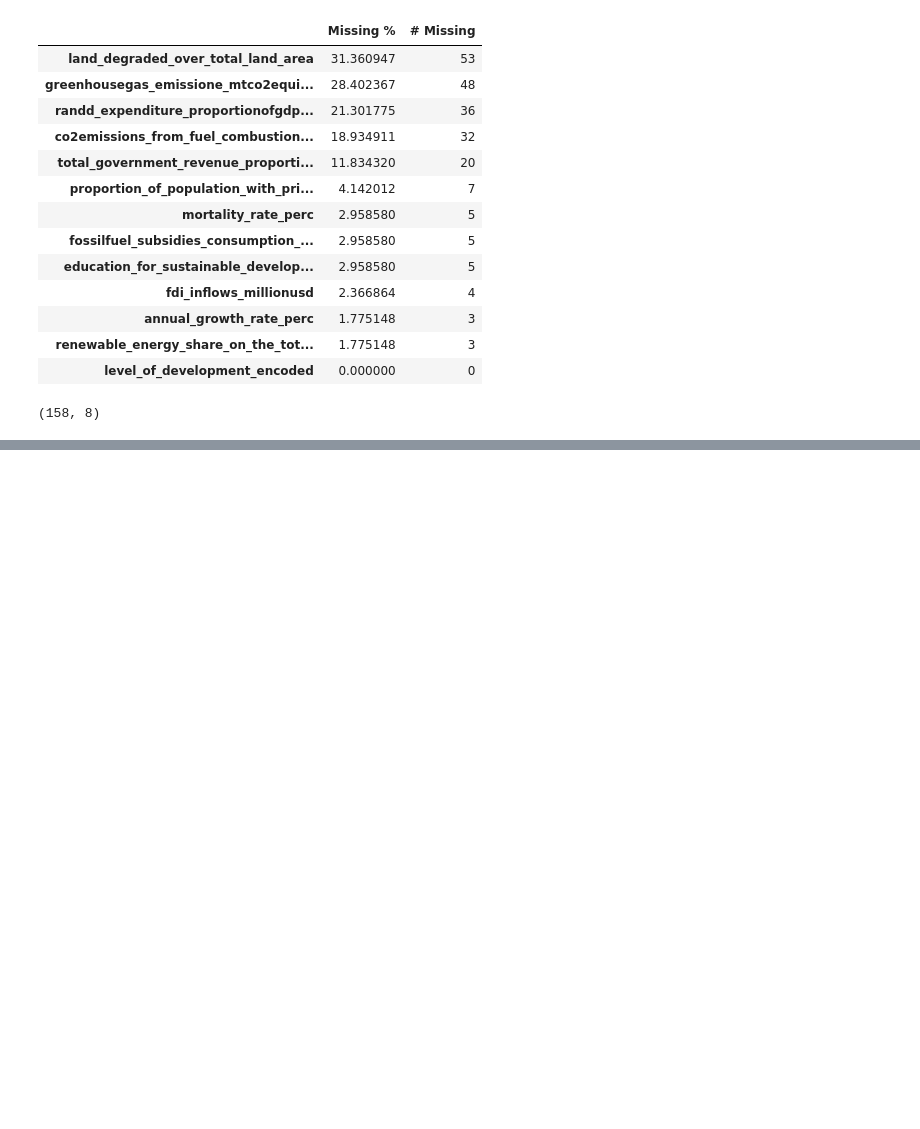
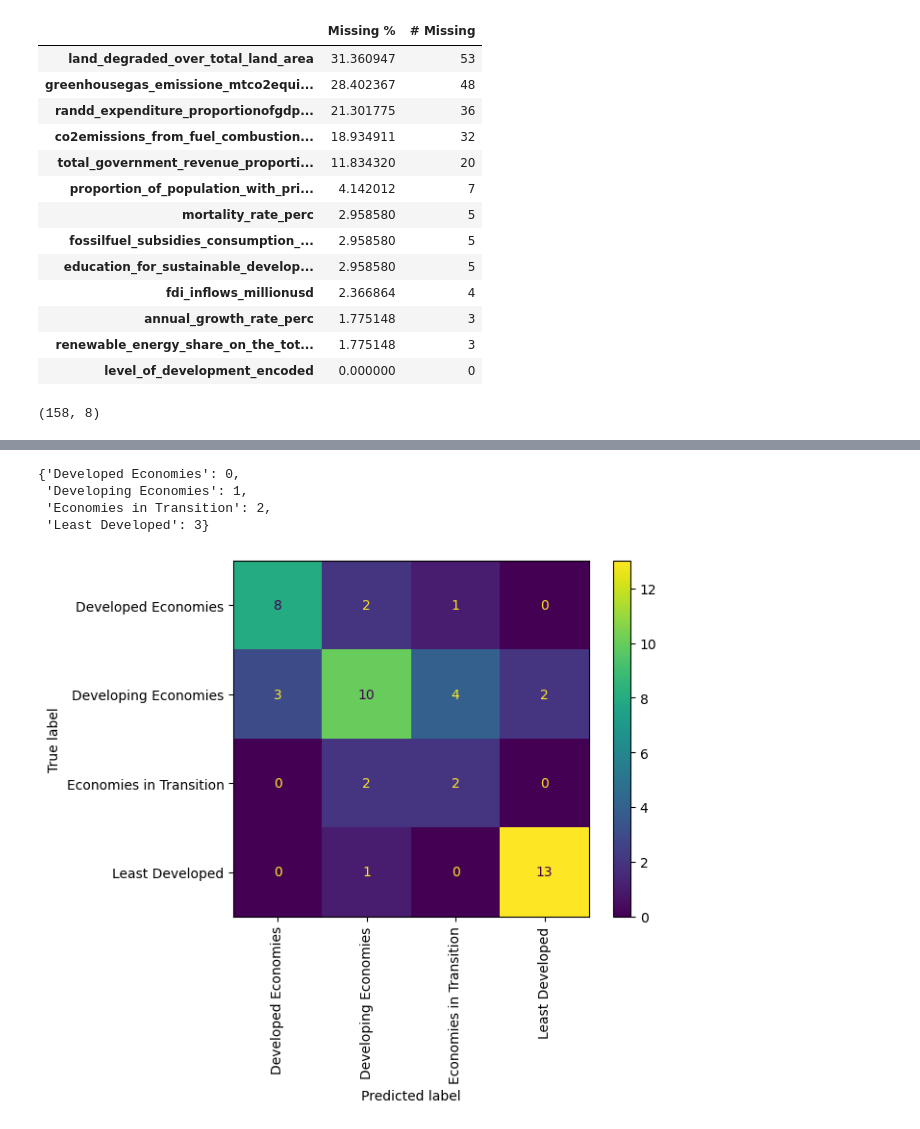
Before and after one commit to davidromeropro/Sustainability-of-Countries, a Jupyter notebook: ONU_Sustainability_of_Countries.ipynb, the cells around one changed output, grey strips where cells are left out. Cells and saved outputs as stored; diff of their text form; code cells hidden in the pictures; blank space fills up the shorter version.

```diff
--- a/ONU_Sustainability_of_Countries.ipynb
+++ b/ONU_Sustainability_of_Countries.ipynb
@@ -309,0 +318,7 @@ X_train, X_test, y_train, y_test = train_test_split(X, y, random_state=0, test_s
+# %%
+# Instantiate Standard Scaler
+scaler = StandardScaler()
+# Fit & transform data.
+X_scaled = scaler.fit_transform(X)
+X_df = pd.DataFrame(X_scaled, columns=X.columns)
+X_train, X_test, y_train, y_test = train_test_split(X_df, y, random_state=0, test_size=0.3, stratify = y)
@@ -309,0 +334,5 @@ X_train, X_test, y_train, y_test = train_test_split(X, y, random_state=0, test_s
+# %%
+xgb = XGBClassifier()
+xgb.fit(X_train, y_train)
+xgb_predictions = xgb.predict(X_test)
+print(classification_report(y_test, xgb_predictions))
@@ -309,0 +386,13 @@ X_train, X_test, y_train, y_test = train_test_split(X, y, random_state=0, test_s
+# %%
+encoder_name_mapping
+# %% [output]
+{'Developed Economies': 0,
+ 'Developing Economies': 1,
+ 'Economies in Transition': 2,
+ 'Least Developed': 3}
+# %%
+cm_xgb = confusion_matrix(y_test, xgb_predictions, labels=xgb.classes_)
+cm_xgb_matrix = ConfusionMatrixDisplay(confusion_matrix=cm_xgb,display_labels=encoder_name_mapping)
+cm_xgb_matrix.plot(xticks_rotation='vertical');
+# %% [output]
+[figure, added]
```
Also changed, not shown: parts of 21 cells of this notebook.
